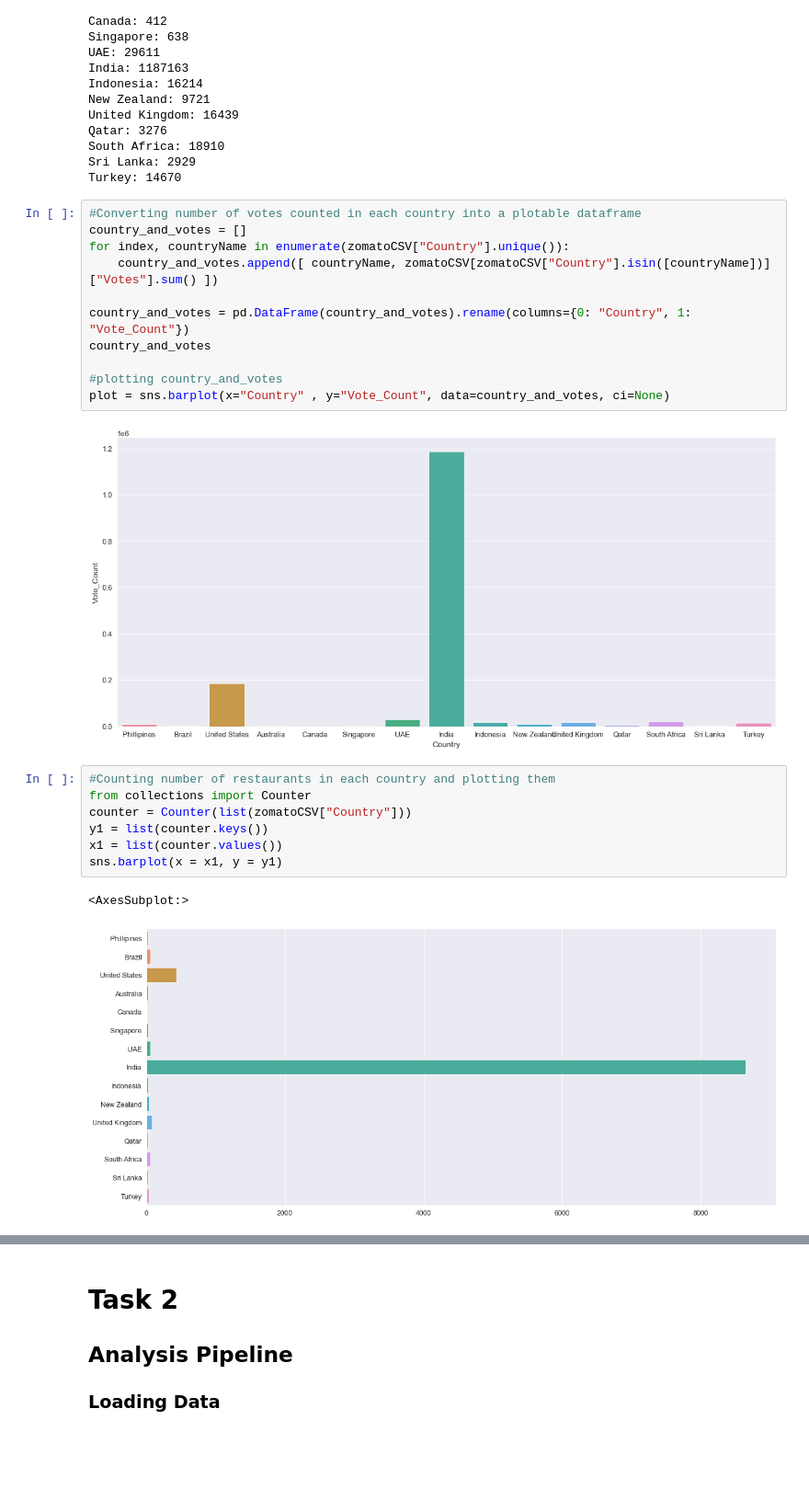
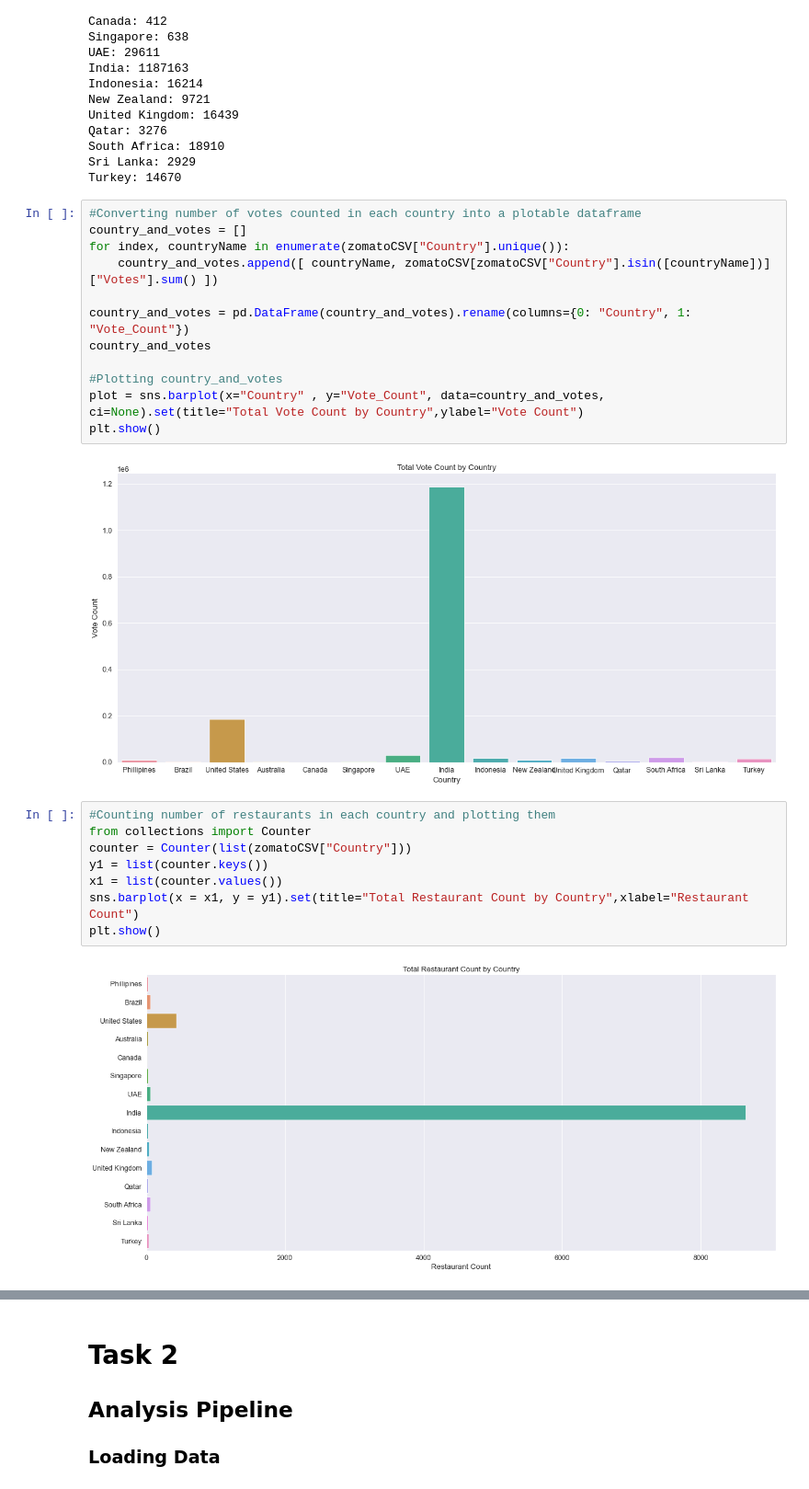
Before and after one commit to data301-2021-winter1/group28-project, a Jupyter notebook: notebooks/analysis1.ipynb, the cells around one changed output, grey strips where cells are left out. Shown at 92% size. Saved outputs shown, nothing was run; the diff lists cells and outputs as text; blank space fills up the shorter version.

```diff
--- a/notebooks/analysis1.ipynb
+++ b/notebooks/analysis1.ipynb
@@ -282,18 +276,19 @@ for index, countryName in enumerate(zomatoCSV["Country"].unique()):
 country_and_votes = pd.DataFrame(country_and_votes).rename(columns={0: "Country", 1: "Vote_Count"})
 country_and_votes
 
-#plotting country_and_votes
-plot = sns.barplot(x="Country" , y="Vote_Count", data=country_and_votes, ci=None)
+#Plotting country_and_votes
+plot = sns.barplot(x="Country" , y="Vote_Count", data=country_and_votes, ci=None).set(title="Total Vote Count by Country",ylabel="Vote Count")
+plt.show()
 # %% [output]
-[figure, old version]
+[figure, new version]
 # %%
 #Counting number of restaurants in each country and plotting them
 from collections import Counter
 counter = Counter(list(zomatoCSV["Country"]))
 y1 = list(counter.keys())
 x1 = list(counter.values())
-sns.barplot(x = x1, y = y1)
+sns.barplot(x = x1, y = y1).set(title="Total Restaurant Count by Country",xlabel="Restaurant Count")
+plt.show()
 # %% [output]
-<AxesSubplot:>
-[figure, old version]
+[figure, new version]
 # %% [markdown]
```
Also changed, not shown: parts of 50 cells of this notebook, 1 other file.
